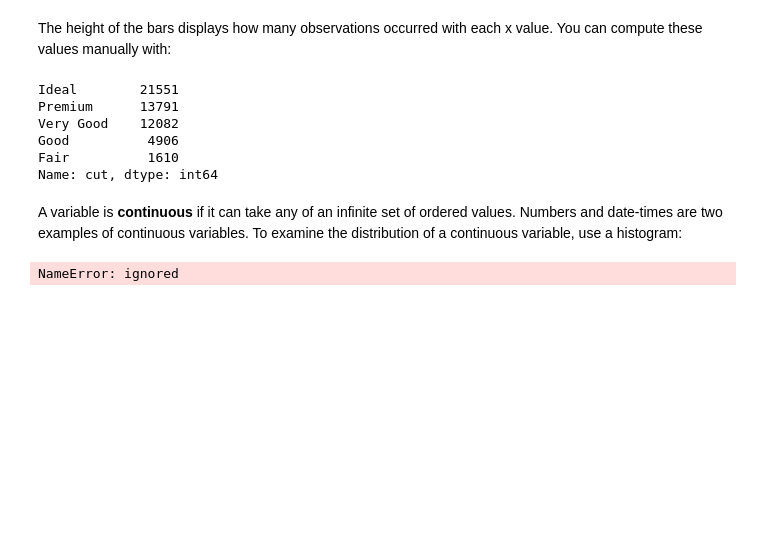
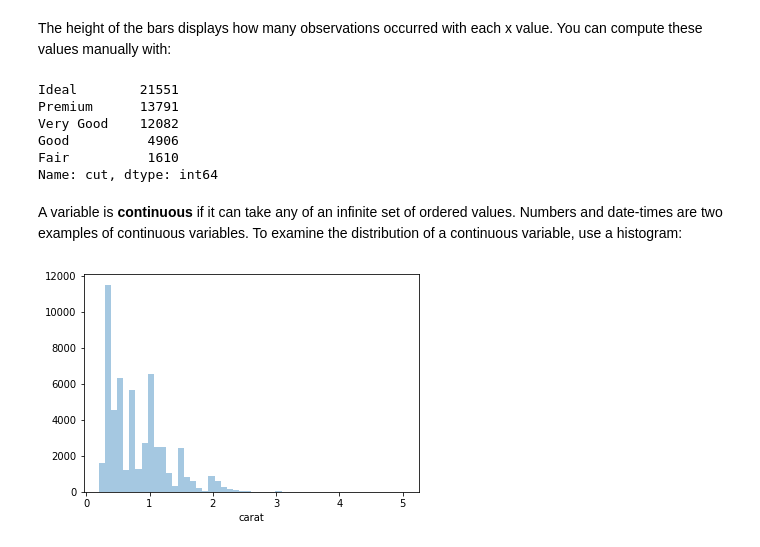
Before and after one commit to markumreed/ds4b, a Jupyter notebook: python_ds4b/01_exploration/03_exploratory_data_analysis/00_eda.ipynb, the cells around one changed output. Cells and saved outputs as stored; diff of their text form; code cells hidden in the pictures; blank space fills up the shorter version.

```diff
--- a/python_ds4b/01_exploration/03_exploratory_data_analysis/00_eda.ipynb
+++ b/python_ds4b/01_exploration/03_exploratory_data_analysis/00_eda.ipynb
@@ -85,6 +76,6 @@ Name: cut, dtype: int64
 # %% [markdown]
 A variable is **continuous** if it can take any of an infinite set of ordered values. Numbers and date-times are two examples of continuous variables. To examine the distribution of a continuous variable, use a histogram:
 # %%
-sns.distplot(diamonds["carat"]);
+sns.distplot(diamonds['carat'], kde=False);
 # %% [output]
-NameError: ignored
+[figure, added]
```
Also changed, not shown: parts of 33 cells of this notebook.
